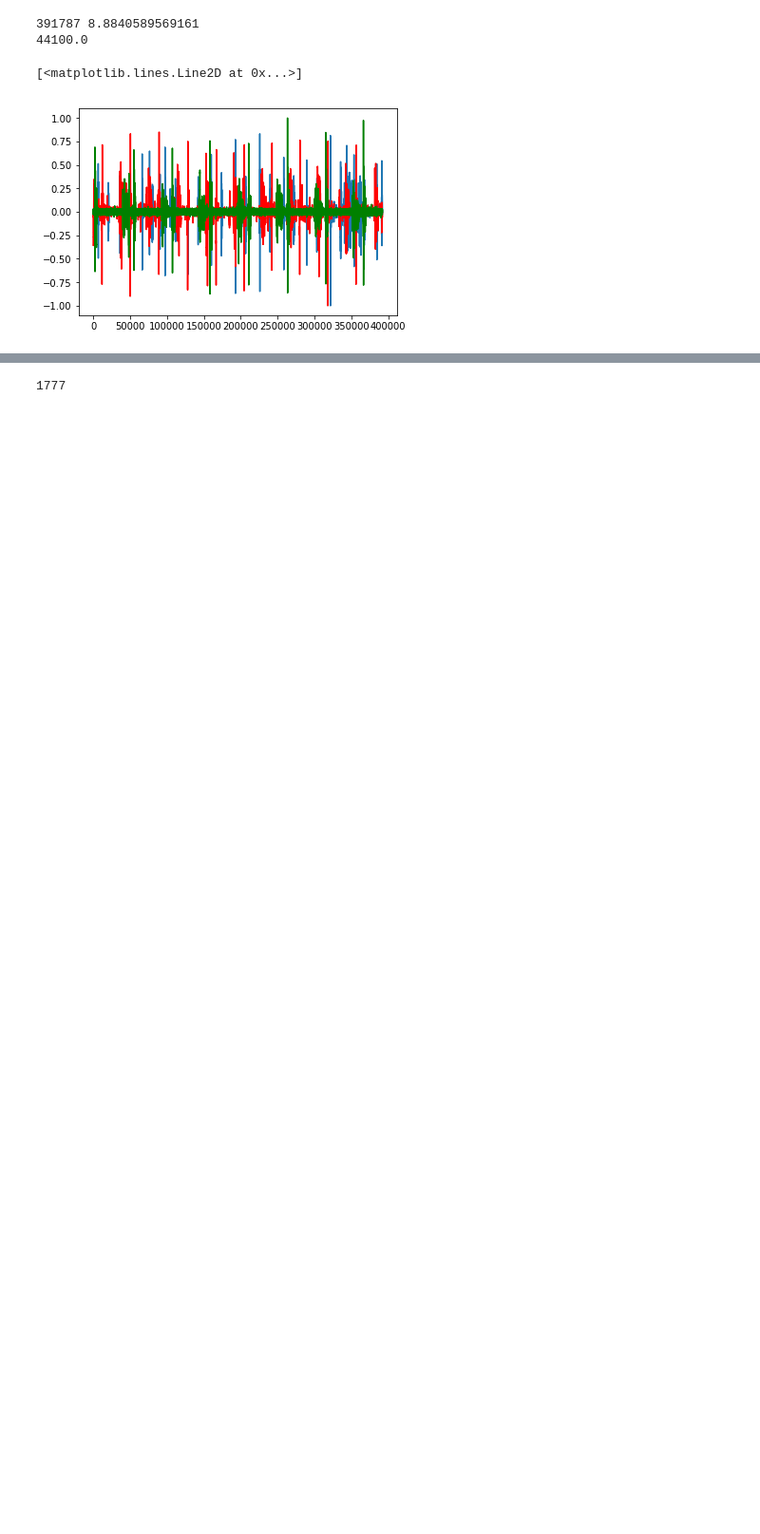
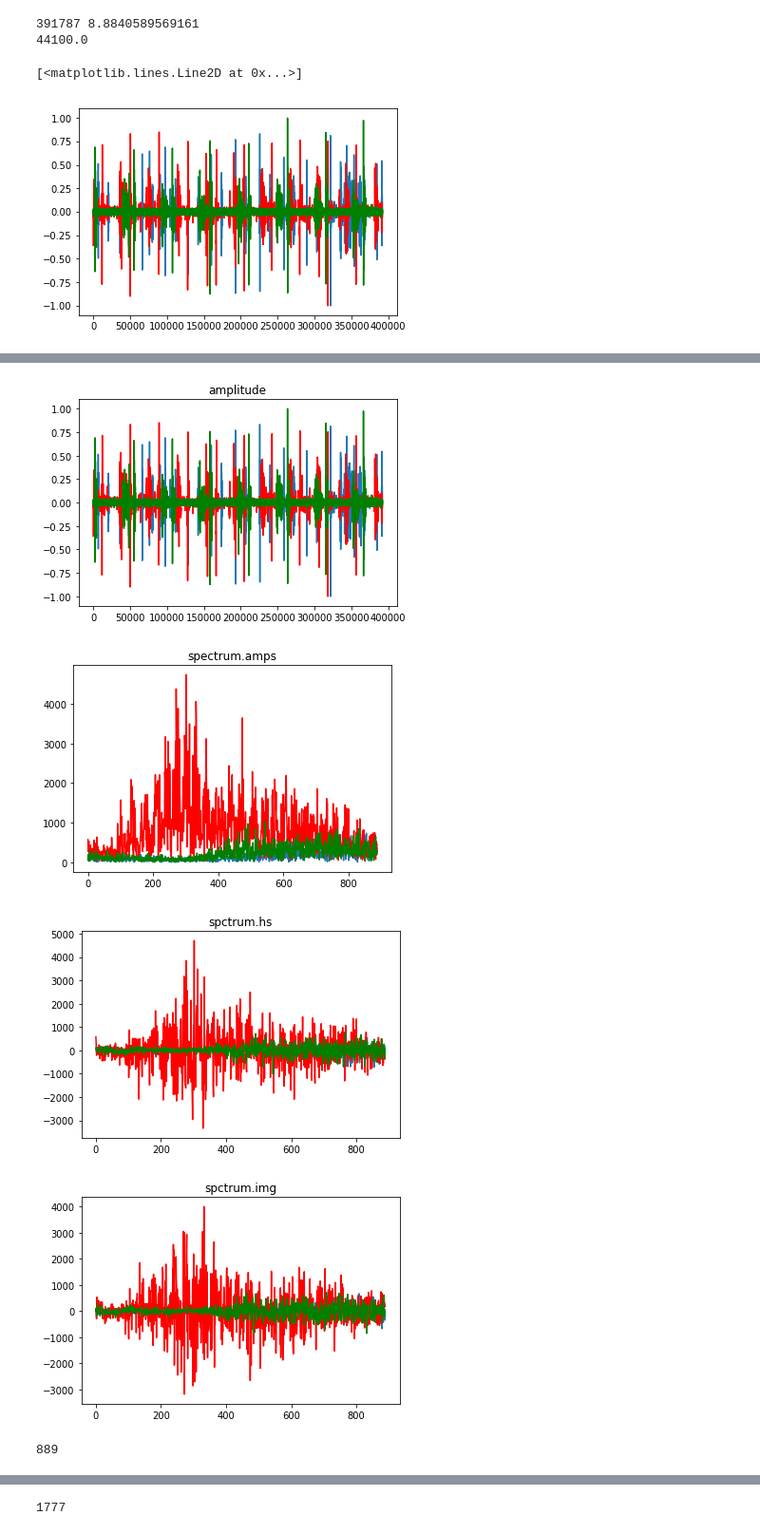
Before and after one commit to lbun/dsr, a Jupyter notebook: Audio_Probreat/probreat_2.0_thinkdsp.ipynb, the cells around one changed output, grey strips where cells are left out. Shown at 95% size. Cells and saved outputs as stored; diff of their text form; code cells hidden in the pictures; blank space fills up the shorter version.

```diff
--- a/Audio_Probreat/probreat_2.0_thinkdsp.ipynb
+++ b/Audio_Probreat/probreat_2.0_thinkdsp.ipynb
@@ -119,2 +121,10 @@ plt.plot(spectrum_ex.hs.imag[spectrum.fs <300],'g')
+# %%
+plot_all()
+# %% [output]
+[figure, added]
+[figure, added]
+[figure, added]
+[figure, added]
+889
 # %%
 spectrum_mu.hs[0].imag
```
Also changed, not shown: parts of 41 cells of this notebook.
